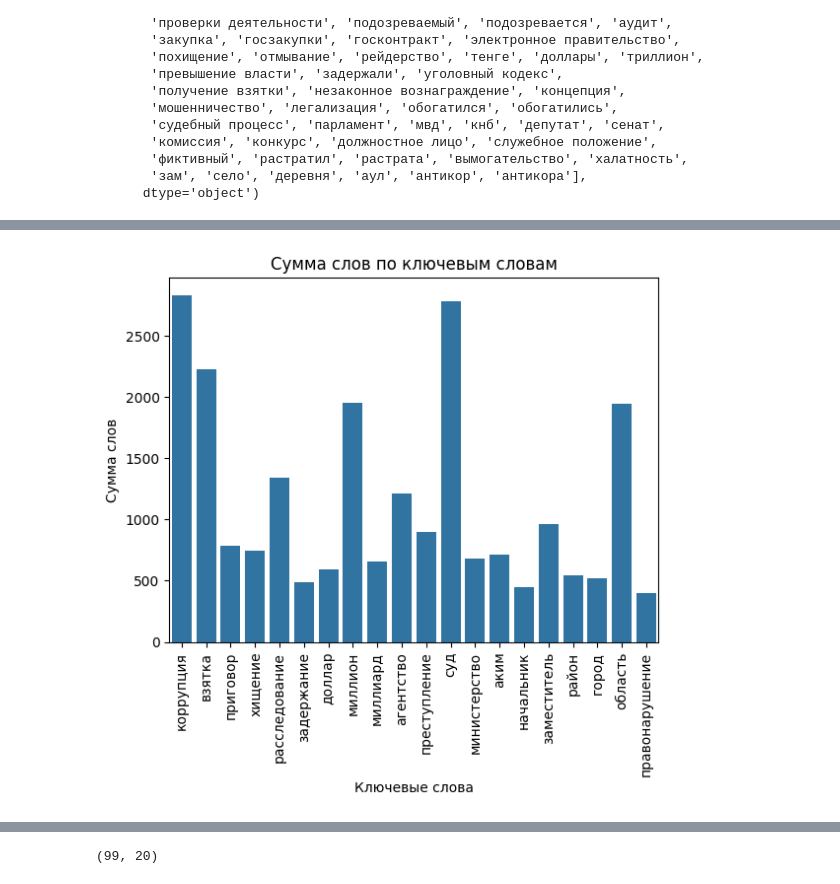
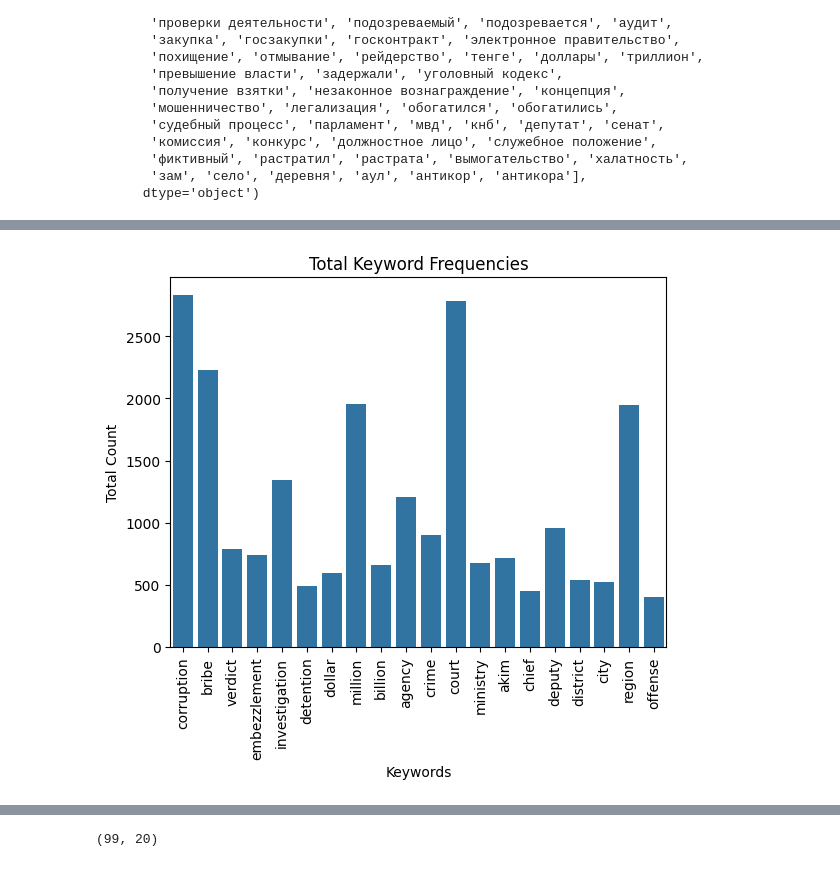
Before and after one commit to W1lden/Corruption_Crime_Forecasting_Kazakhstan, a Jupyter notebook: data_processing/news_data_processing.ipynb, the cells around one changed output, grey strips where cells are left out. Drawn from its saved outputs; the diff is of its cells as text; code cells hidden in the pictures.

```diff
--- a/data_processing/news_data_processing.ipynb
+++ b/data_processing/news_data_processing.ipynb
@@ -79,3 +79,29 @@ Index(['подкуп', 'злоупотребление полномочиями'
        'фиктивный', 'растратил', 'растрата', 'вымогательство', 'халатность',
        'зам', 'село', 'деревня', 'аул', 'антикор', 'антикора'],
       dtype='object')
+# %%
+# Translate keywords to english
+column_translation = {
+    "коррупция": "corruption",
+    "взятка": "bribe",
+    "приговор": "verdict",
+    "хищение": "embezzlement",
+    "расследование": "investigation",
+    "задержание": "detention",
+    "доллар": "dollar",
+    "миллион": "million",
+    "миллиард": "billion",
+    "агентство": "agency",
+    "преступление": "crime",
+    "суд": "court",
+    "министерство": "ministry",
+    "аким": "akim",
+    "начальник": "chief",
+    "заместитель": "deputy",
+    "район": "district",
+    "город": "city",
+    "область": "region",
+    "правонарушение": "offense",
+}
+
+df.rename(columns=column_translation, inplace=True)
@@ -82,18 +128,18 @@ Index(['подкуп', 'злоупотребление полномочиями'
 # %%
-# Суммируем значения по каждому ключевому слову (столбцу)
+# Sum values for each keyword (column)
 keyword_sums = df.sum()
 
-# Создаем график гистограммы (barplot)
+# Create a barplot
 sns.barplot(x=keyword_sums.index, y=keyword_sums.values)
 
-# Настроим отображение графика
-plt.title('Сумма слов по ключевым словам')
-plt.xlabel('Ключевые слова')
-plt.ylabel('Сумма слов')
-plt.xticks(rotation=90)  # Поворачиваем метки по оси X для лучшего отображения
+# Configure plot display
+plt.title('Total Keyword Frequencies')
+plt.xlabel('Keywords')
+plt.ylabel('Total Count')
+plt.xticks(rotation=90)  # Rotate X-axis labels for better readability
 plt.show()
 # %% [output]
-[figure, old version]
+[figure, new version]
 # %%
 df.head()
 # %% [output]
```
Also changed, not shown: parts of 7 cells of this notebook, 5 other files.
